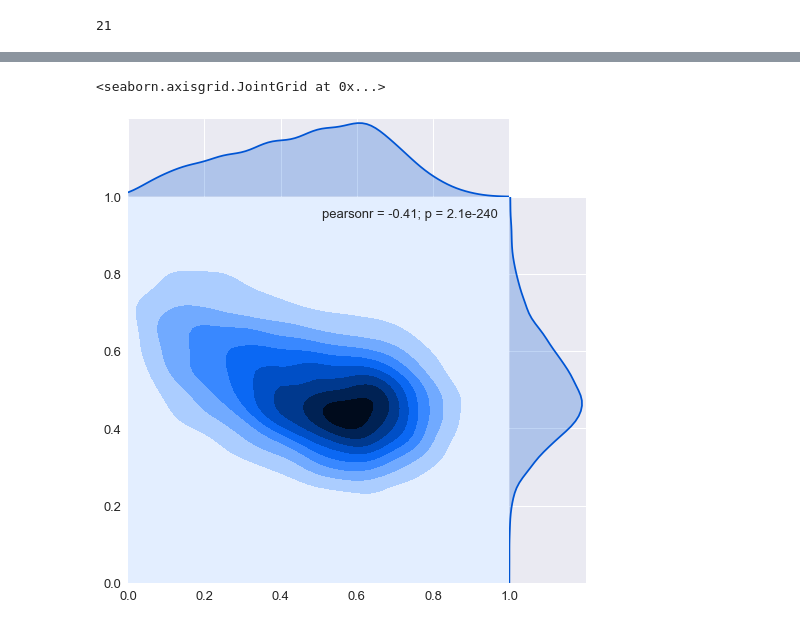
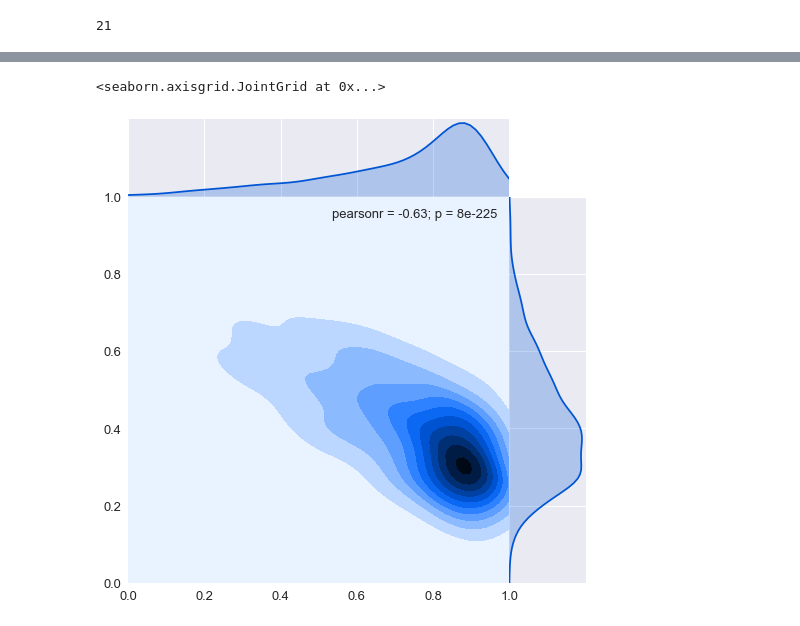
Before and after one commit to liu-kan/smFRETLikelihood, a Jupyter notebook: jupyter/alex.ipynb, the cells around one changed output, grey strips where cells are left out. Drawn from its saved outputs; the diff is of its cells as text; code cells hidden in the pictures.

```diff
--- a/jupyter/alex.ipynb
+++ b/jupyter/alex.ipynb
@@ -85,5 +85,6 @@ print(np.mean(d.TT),len(d.TT[0]))
 # %%
-ds = d.select_bursts(select_bursts.size, th1=30)
+ds = d.select_bursts(select_bursts.naa, th1=5, computefret=False)
+ds = ds.select_bursts(select_bursts.size, th1=30)
 ds = ds.fuse_bursts(ms=0)
 # %% [output]
  - - - - - CHANNEL  1 - - - -
@@ -100,2 +100,0 @@ alex_jointplot(ds)
-# %%
-ds.leakage = 0.07
@@ -128,5 +124,5 @@ plt.yscale('log')
 # %%
-roi = dict(E1=0, E2=1, S1=0.0, S2=1, rect=False)
+roi = dict(E1=0, E2=1, S1=0.2, S2=1, rect=False)
 d_fret_mix = ds.select_bursts(select_bursts.ES, **roi)
 g = alex_jointplot(d_fret_mix)
 bpl.plot_ES_selection(g.ax_joint, **roi);
@@ -236,8 +233,13 @@ import fretbursts
 l=fretbursts.burstlib_ext.calc_mean_lifetime(d_fret_mix,250,1200,ph_sel=Ph_sel(Dex='DAem'))
 # %%
 lt=((l[0]*2.5e-2)-2.1)/4.1
+gamma=0.34
+beta=1.42
+DexDirAem=0.08
+Dch2Ach=0.07
+fE=fretbursts.fretmath.correct_E_gamma_leak_dir(d_fret_mix.E[0],gamma, leakage=Dch2Ach, dir_ex_t=DexDirAem)
 # %%
-sns.jointplot(d_fret_mix.E[0], lt, kind="kde", size=7, space=0,ylim=(0,1),xlim=(0,1))
+sns.jointplot(fE, lt, kind="kde", size=7, space=0,ylim=(0,1),xlim=(0,1))
 # %% [output]
 <seaborn.axisgrid.JointGrid at 0x...>
-[figure, old version]
+[figure, new version]
```
Also changed, not shown: parts of 27 cells of this notebook, 8 other files.
